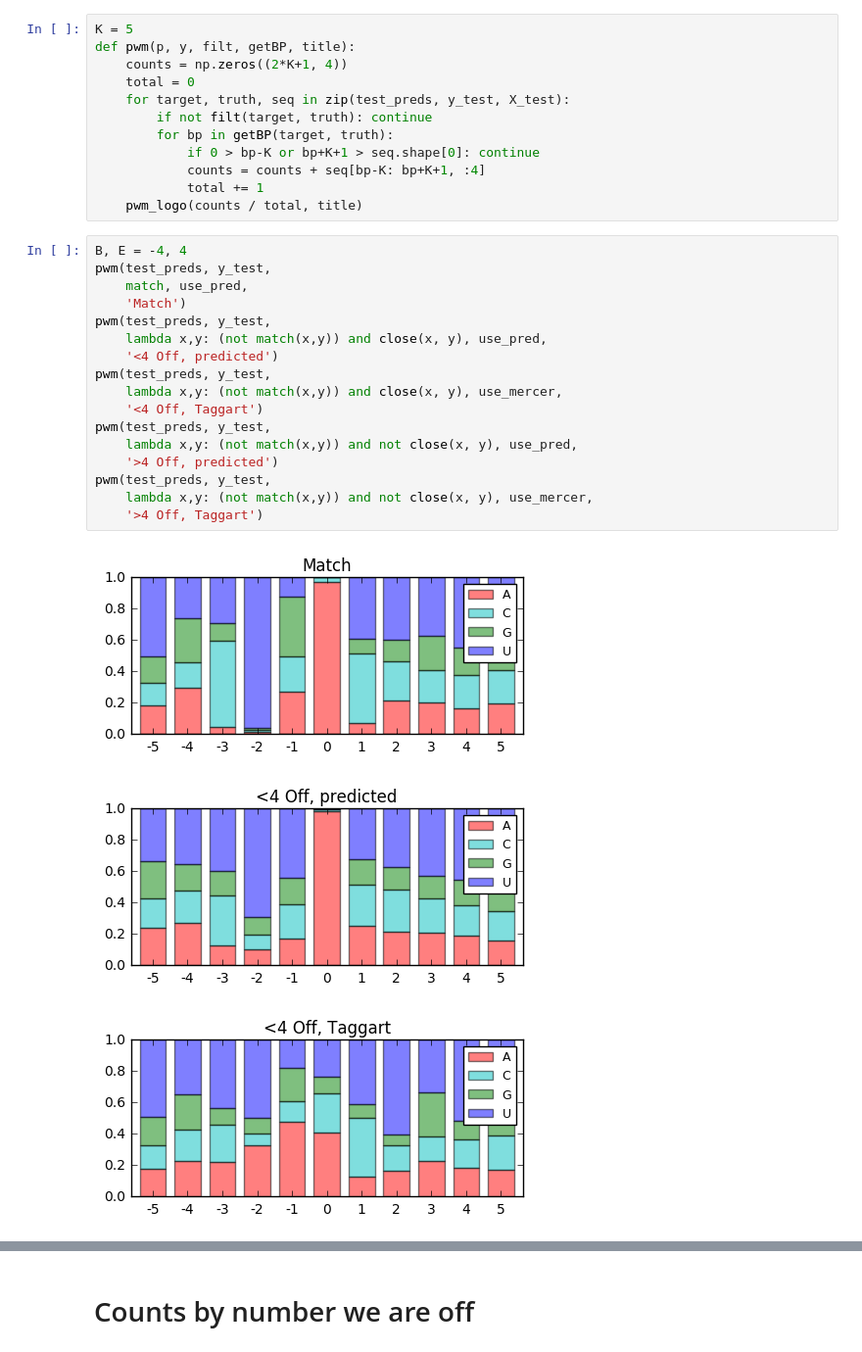
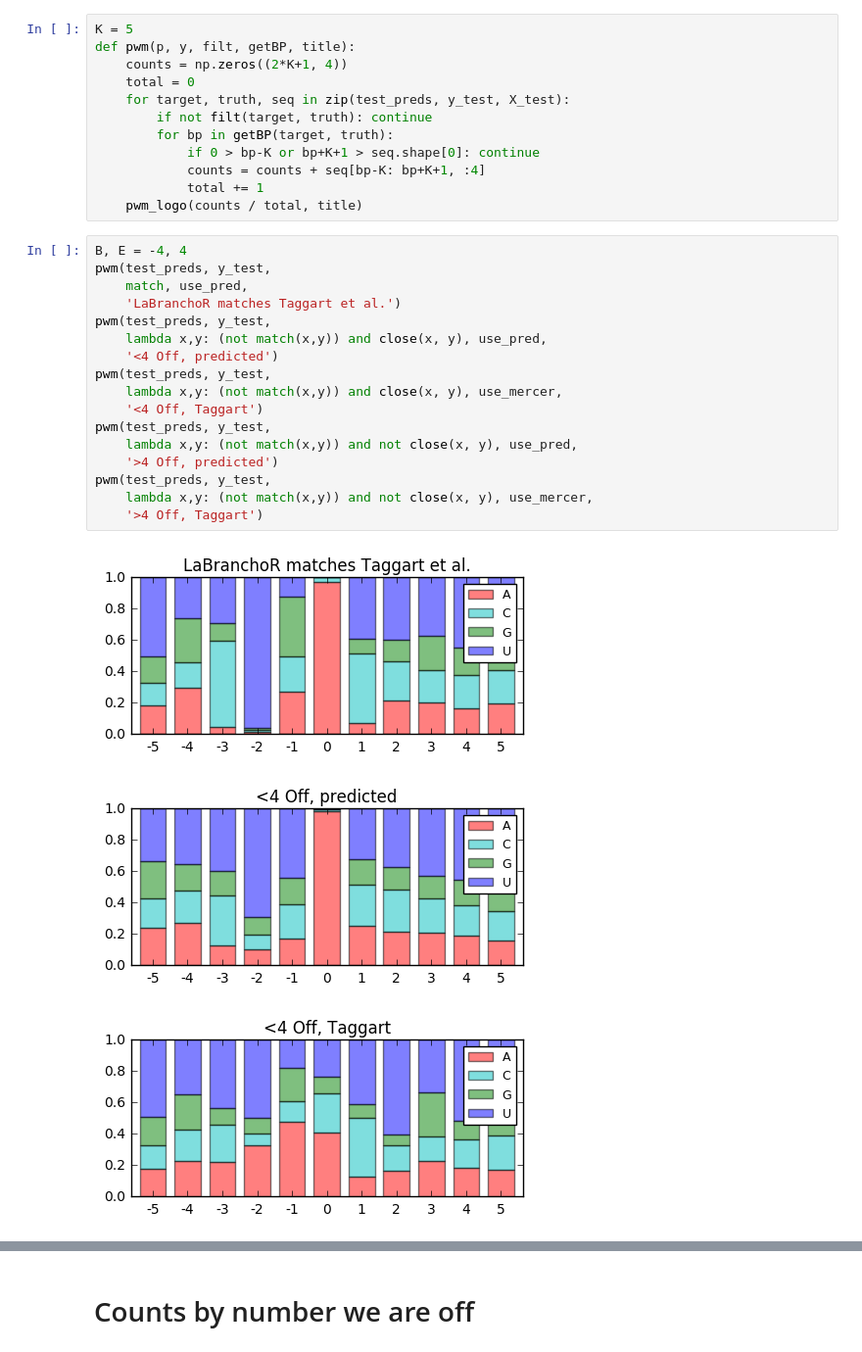
Before and after one commit to jpaggi/labranchor, a Jupyter notebook: notebooks/disagreement_taggart.ipynb, the cells around one changed output, grey strips where cells are left out. Shown at 98% size. Saved outputs shown, nothing was run; the diff lists cells and outputs as text.

Commit message:
Fix typos in plots 3/3...

```diff
--- a/notebooks/disagreement_taggart.ipynb
+++ b/notebooks/disagreement_taggart.ipynb
@@ -435,22 +435,22 @@ def pwm(p, y, filt, getBP, title):
 # %%
 B, E = -4, 4
 pwm(test_preds, y_test,
     match, use_pred,
-    'Match')
+    'LaBranchoR matches Taggart et al.')
 pwm(test_preds, y_test,
     lambda x,y: (not match(x,y)) and close(x, y), use_pred,
     '<4 Off, predicted')
 pwm(test_preds, y_test,
     lambda x,y: (not match(x,y)) and close(x, y), use_mercer,
     '<4 Off, Taggart')
 pwm(test_preds, y_test,
     lambda x,y: (not match(x,y)) and not close(x, y), use_pred,
     '>4 Off, predicted')
 pwm(test_preds, y_test,
     lambda x,y: (not match(x,y)) and not close(x, y), use_mercer,
     '>4 Off, Taggart')
 # %% [output]
-[figure, old version]
+[figure, new version]
 [figure]
 [figure]
 [figure]
```
Also changed, not shown: parts of 1 cell of this notebook, 1 other file.
